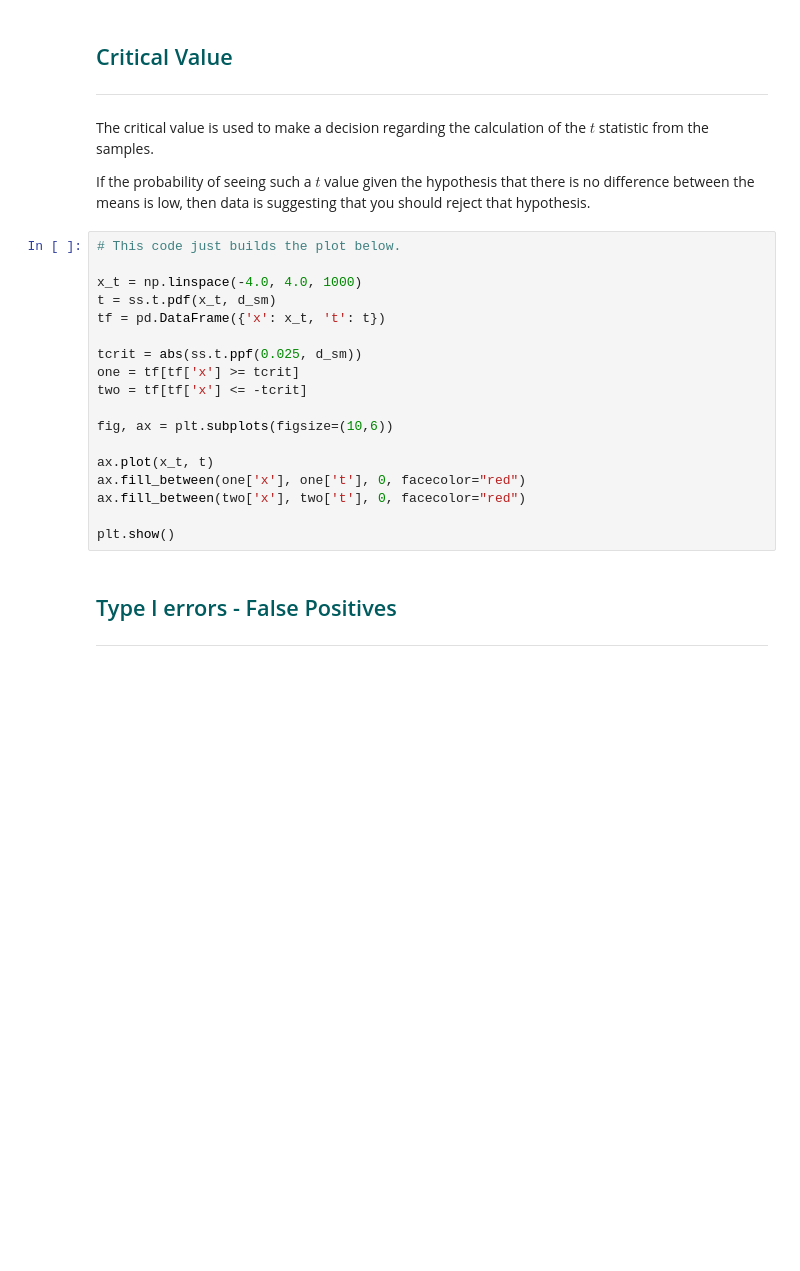
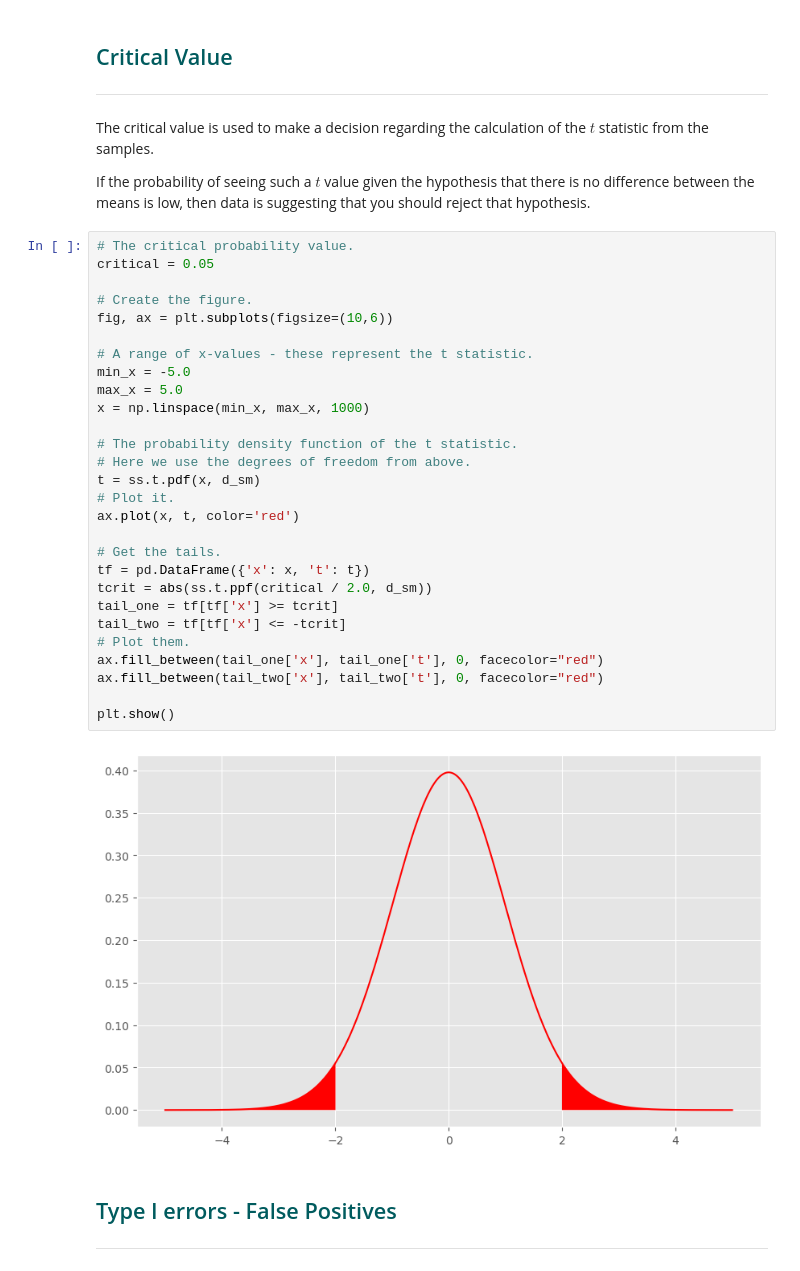
Before and after one commit to ianmcloughlin/2223-S1-machine-learn-stats, a Jupyter notebook: notebooks/01-statistics.ipynb, the cells around one changed output. Cells and saved outputs as stored; diff of their text form; blank space fills up the shorter version.

```diff
--- a/notebooks/01-statistics.ipynb
+++ b/notebooks/01-statistics.ipynb
@@ -308,23 +336,35 @@ The critical value is used to make a decision regarding the calculation of the $
 
 If the probability of seeing such a $t$ value given the hypothesis that there is no difference between the means is low, then data is suggesting that you should reject that hypothesis.
 # %%
-# This code just builds the plot below.
+# The critical probability value.
+critical = 0.05
 
-x_t = np.linspace(-4.0, 4.0, 1000)
-t = ss.t.pdf(x_t, d_sm)
-tf = pd.DataFrame({'x': x_t, 't': t})
-
-tcrit = abs(ss.t.ppf(0.025, d_sm))
-one = tf[tf['x'] >= tcrit]
-two = tf[tf['x'] <= -tcrit]
-
+# Create the figure.
 fig, ax = plt.subplots(figsize=(10,6))
 
-ax.plot(x_t, t)
-ax.fill_between(one['x'], one['t'], 0, facecolor="red")
-ax.fill_between(two['x'], two['t'], 0, facecolor="red")
+# A range of x-values - these represent the t statistic.
+min_x = -5.0
+max_x = 5.0
+x = np.linspace(min_x, max_x, 1000)
+
+# The probability density function of the t statistic.
+# Here we use the degrees of freedom from above.
+t = ss.t.pdf(x, d_sm)
+# Plot it.
+ax.plot(x, t, color='red')
+
+# Get the tails.
+tf = pd.DataFrame({'x': x, 't': t})
+tcrit = abs(ss.t.ppf(critical / 2.0, d_sm))
+tail_one = tf[tf['x'] >= tcrit]
+tail_two = tf[tf['x'] <= -tcrit]
+# Plot them.
+ax.fill_between(tail_one['x'], tail_one['t'], 0, facecolor="red")
+ax.fill_between(tail_two['x'], tail_two['t'], 0, facecolor="red")
 
 plt.show()
+# %% [output]
+[figure, added]
 # %% [markdown]
 <h2 style="color: rgb(0, 91, 94);">Type I errors - False Positives</h2>
 
```
Also changed, not shown: parts of 27 cells of this notebook.
